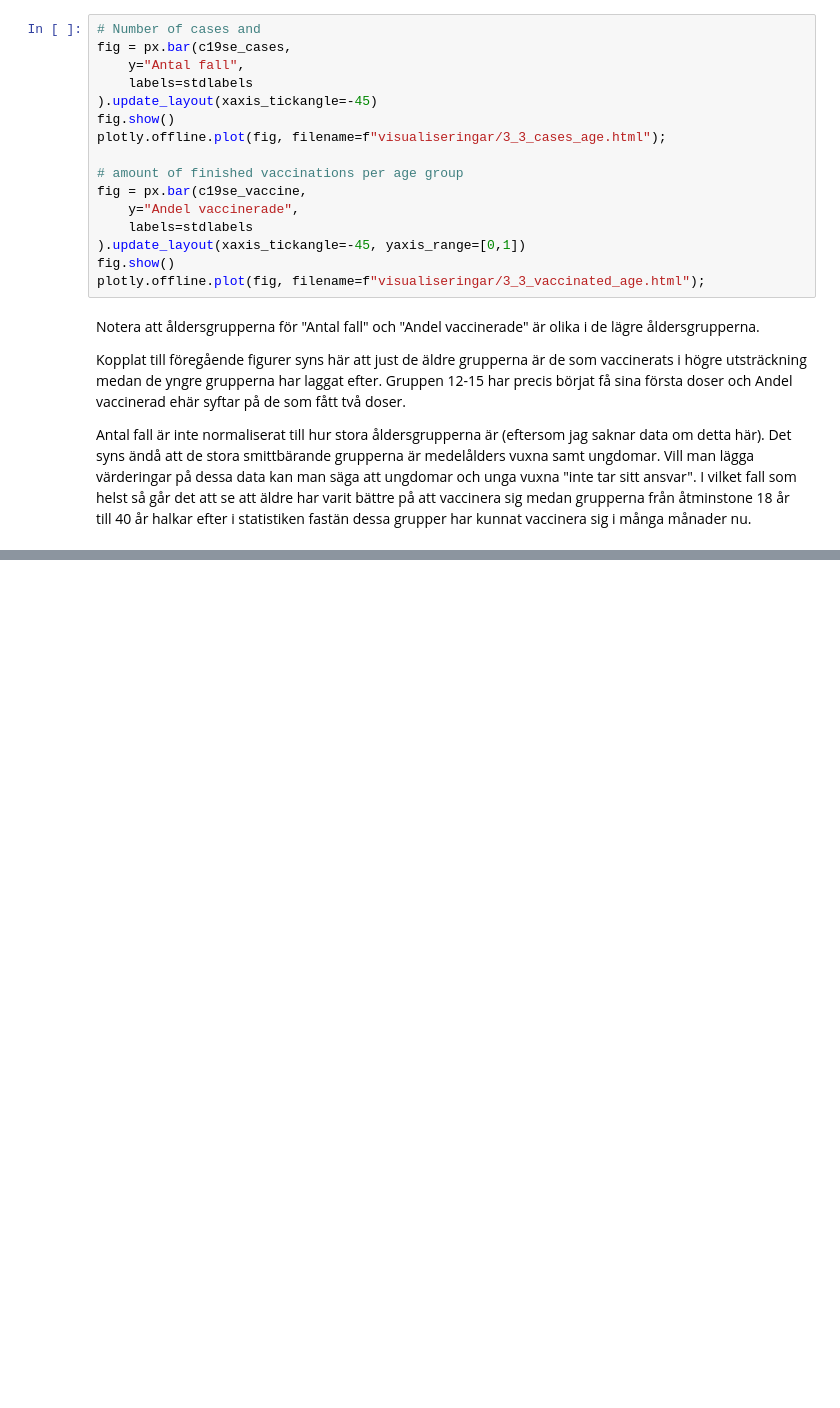
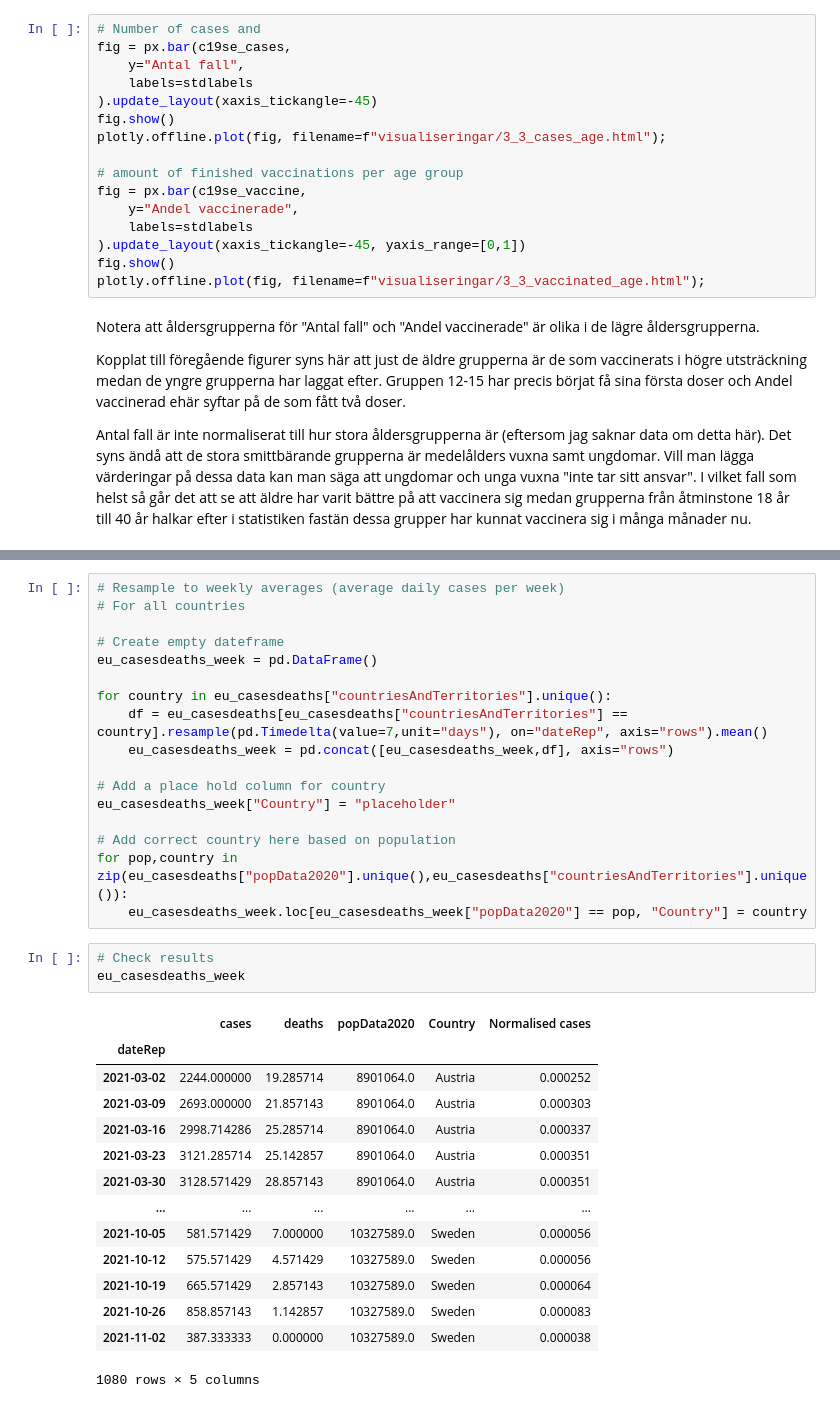
Before and after one commit to jwiegert/databehandling-joachim-wiegert, a Jupyter notebook: labs/lab1/jwiegert_lab1.ipynb, the cells around one changed output, grey strips where cells are left out. Drawn from its saved outputs; the diff is of its cells as text; blank space fills up the shorter version.

Commit message:
lab1, started prob4, plotted cases and deaths

```diff
--- a/labs/lab1/jwiegert_lab1.ipynb
+++ b/labs/lab1/jwiegert_lab1.ipynb
@@ -683,0 +736,35 @@ Grupperingar, man/kvinna/saknas vs antal vacc och/eller antal sjuka.
+# %%
+# Resample to weekly averages (average daily cases per week)
+# For all countries
+
+# Create empty dateframe
+eu_casesdeaths_week = pd.DataFrame()
+
+for country in eu_casesdeaths["countriesAndTerritories"].unique():
+    df = eu_casesdeaths[eu_casesdeaths["countriesAndTerritories"] == country].resample(pd.Timedelta(value=7,unit="days"), on="dateRep", axis="rows").mean()
+    eu_casesdeaths_week = pd.concat([eu_casesdeaths_week,df], axis="rows")
+
+# Add a place hold column for country
+eu_casesdeaths_week["Country"] = "placeholder"
+
+# Add correct country here based on population
+for pop,country in zip(eu_casesdeaths["popData2020"].unique(),eu_casesdeaths["countriesAndTerritories"].unique()):
+    eu_casesdeaths_week.loc[eu_casesdeaths_week["popData2020"] == pop, "Country"] = country
+# %%
+# Check results
+eu_casesdeaths_week
+# %% [output]
+|  | cases | deaths | popData2020 | Country | Normalised cases |
+| dateRep |  |  |  |  |  |
+| 2021-03-02 | 2244.000000 | 19.285714 | 8901064.0 | Austria | 0.000252 |
+| 2021-03-09 | 2693.000000 | 21.857143 | 8901064.0 | Austria | 0.000303 |
+| 2021-03-16 | 2998.714286 | 25.285714 | 8901064.0 | Austria | 0.000337 |
+| 2021-03-23 | 3121.285714 | 25.142857 | 8901064.0 | Austria | 0.000351 |
+| 2021-03-30 | 3128.571429 | 28.857143 | 8901064.0 | Austria | 0.000351 |
+| ... | ... | ... | ... | ... | ... |
+| 2021-10-05 | 581.571429 | 7.000000 | 10327589.0 | Sweden | 0.000056 |
+| 2021-10-12 | 575.571429 | 4.571429 | 10327589.0 | Sweden | 0.000056 |
+| 2021-10-19 | 665.571429 | 2.857143 | 10327589.0 | Sweden | 0.000064 |
+| 2021-10-26 | 858.857143 | 1.142857 | 10327589.0 | Sweden | 0.000083 |
+| 2021-11-02 | 387.333333 | 0.000000 | 10327589.0 | Sweden | 0.000038 |
+1080 rows × 5 columns
```
Also changed, not shown: parts of 10 cells of this notebook, 5 other files.
